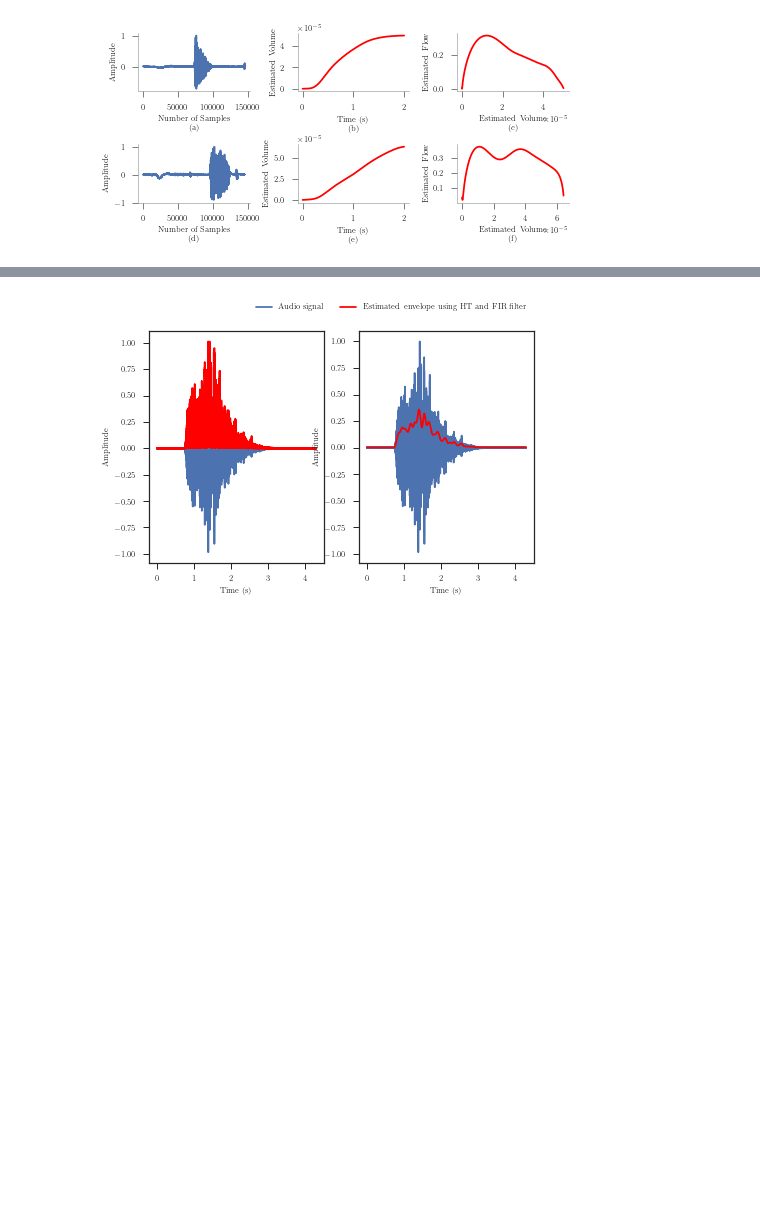
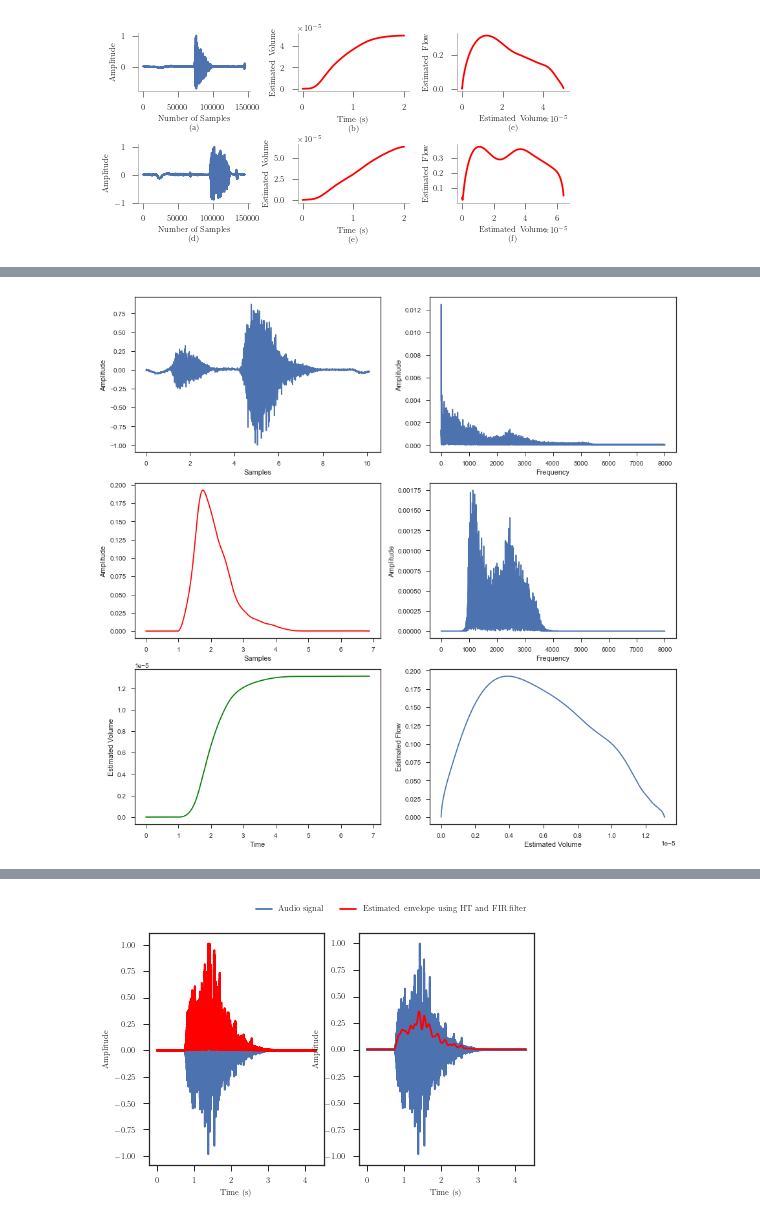
Before and after one commit to rishi-a/SpiroMask, a Jupyter notebook: Microphone-Experiment/fvc-parameter-extraction/hilbert-script.ipynb, the cells around one changed output, grey strips where cells are left out. Cells and saved outputs as stored; diff of their text form; code cells hidden in the pictures; blank space fills up the shorter version.

```diff
--- a/Microphone-Experiment/fvc-parameter-extraction/hilbert-script.ipynb
+++ b/Microphone-Experiment/fvc-parameter-extraction/hilbert-script.ipynb
@@ -626,0 +423,97 @@ fs*3
+# %%
+# objective is to automatically detect the forceful exhalation by hurestic approach
+rPEF = []
+rFEV1 = []
+rFVC = []
+fileList = []
+
+for file in filenames:
+    fs = 16000
+    #print("Reading:", file)
+    fileList.append(file)
+    fig, ax = plt.subplots(3,2,figsize=(15,15))
+    x = pd.read_json(mypath+file, orient='keys')['payload']['values']
+    x = x/np.max(np.abs(x))
+    t = np.arange(0,len(x))/fs
+    #filter the signal and show it
+     #FILTEING THE SIGNAL
+    cutoff_low = 1000 # desired cutoff frequency of the filter, Hz
+    cutoff_high = 3500
+    order = 15
+    #x_filt = butter_highpass_filter(x, cutoff, fs, order)
+    ax[0,0].plot(t,x)
+    ax[0,0].set_ylabel('Amplitude')
+    ax[0,0].set_xlabel('Samples')
+
+    FS, HS =compute_fft(x, fs, n = None, scale_amplitudes = True)
+    ax[0,1].plot(FS, HS)
+    ax[0,1].set_ylabel('Amplitude')
+    ax[0,1].set_xlabel('Frequency')
+
+
+    #x_filt = butter_highpass_filter(x, cutoff, fs, order)
+    x_filt = butter_bandpass_filter(x,cutoff_low,cutoff_high,fs,order)
+
+    #get analytic signal
+    x_filt_hilbert = signal.hilbert(x_filt)
+    envelope_hat = np.abs(x_filt_hilbert)
+    #filter the Hilbert envelope
+    nyq_rate = fs /0.5
+    width = 1.0/nyq_rate # 5 Hz filter transition width.
+    ripple_db = 10.0 # stop band attenuation
+    fL_hz = 10
+    N, beta = signal.kaiserord(ripple_db, width)
+    taps = signal.firwin(N, fL_hz/nyq_rate, window=('kaiser', beta))
+    envelope_hat_filt = signal.filtfilt(taps, 1,envelope_hat)
+
+
+
+    #get the starting point of exhalation heuristically
+    indexOflargestNegative = np.where(envelope_hat_filt == envelope_hat_filt.min())[0][0]
+    indexOfExhalationStart = np.where((envelope_hat_filt[indexOflargestNegative:]>0) == True)[0][0]+indexOflargestNegative
+    envelope_hat_filt = envelope_hat_filt[indexOfExhalationStart:]
+    #we may have to attend 1 second of 0s to the envelope arrray
+    envelope_hat_filt = np.insert(envelope_hat_filt, 0, np.zeros(fs))
+    #get the new time
+    t = np.arange(0,len(envelope_hat_filt))/fs
+
+    envelope_hat_filt_normalized = envelope_hat_filt/np.sum(envelope_hat_filt)
+    #Corresponds to PEF
+    envelope_hat_filt_normalized = envelope_hat_filt/np.sum(envelope_hat_filt)
+    rPEF.append(100000*envelope_hat_filt_normalized.max())
+
+    #ax[1,0].plot(t,x_filt)
+    ax[1,0].plot(t,envelope_hat_filt, color="red")
+    ax[1,0].set_ylabel('Amplitude')
+    ax[1,0].set_xlabel('Samples')
+
+    FS_filt, HS_filt =compute_fft(x_filt, fs, n = None, scale_amplitudes = True)
+    ax[1,1].plot(FS_filt, HS_filt)
+    ax[1,1].set_ylabel('Amplitude')
+    ax[1,1].set_xlabel('Frequency')
+
+    #take cumsum of flow and then normalize
+    estdVolume = np.cumsum(envelope_hat_filt)
+    estdVolume = estdVolume/np.sum(estdVolume)
+    ax[2,0].plot(t,estdVolume,color='green',label='Estimated Volume')
+    ax[2,0].set_ylabel('Estimated Volume')
+    ax[2,0].set_xlabel('Time')
+    #FEV1 Estimate
+    rFEV1.append(100000*estdVolume[np.where(t==1)[0][0]])
+    #FVC Estimate
+    rFVC.append(100000*estdVolume[-1])
+
+    ax[2,1].plot(estdVolume, envelope_hat_filt)
+    ax[2,1].set_xlabel('Estimated Volume')
+    ax[2,1].set_ylabel('Estimated Flow')
+    #break;
+#save the data
+rPFT = pd.DataFrame(
+    {'Filename': fileList,
+     'rPEF': rPEF,
+     'rFEV1': rFEV1,
+     'rFVC': rFVC
+    })
+rPFT.to_csv('clothData_raw.csv')
+# %% [output]
+[figure, added]
```
Also changed, not shown: parts of 7 cells of this notebook, 25 other files.
